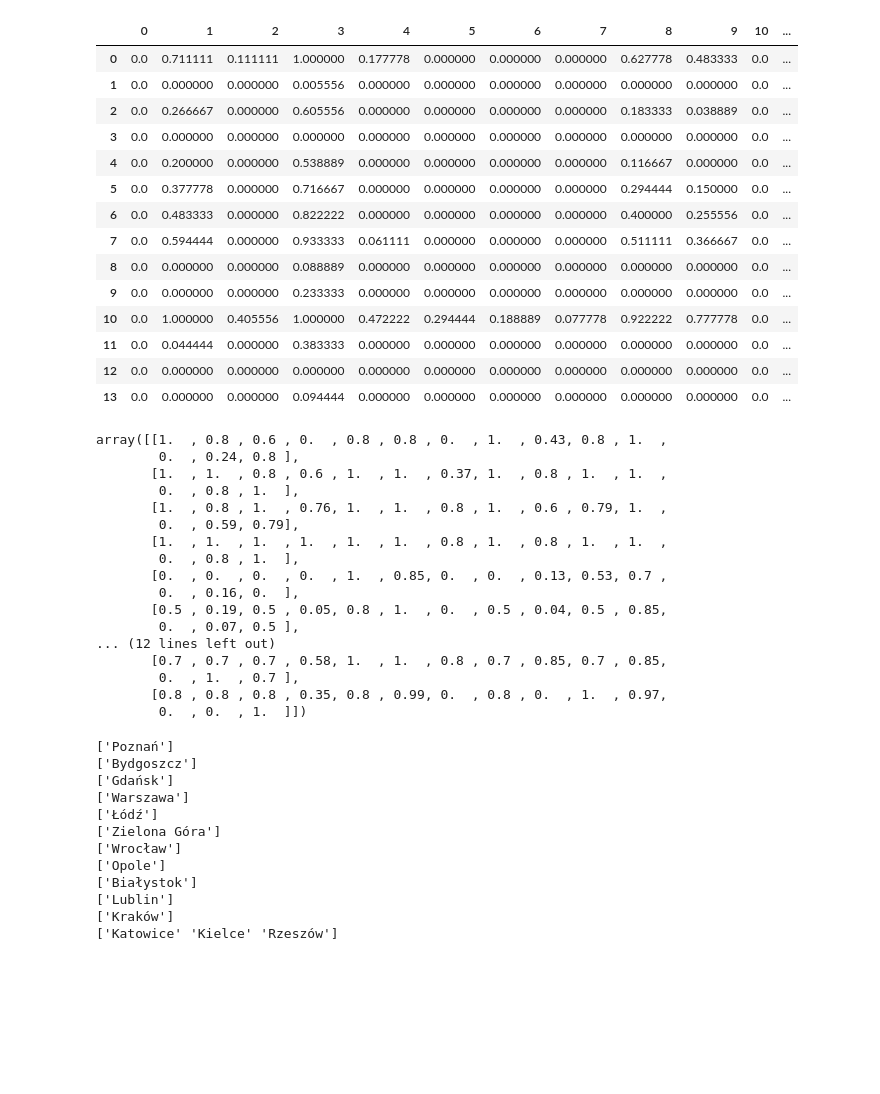
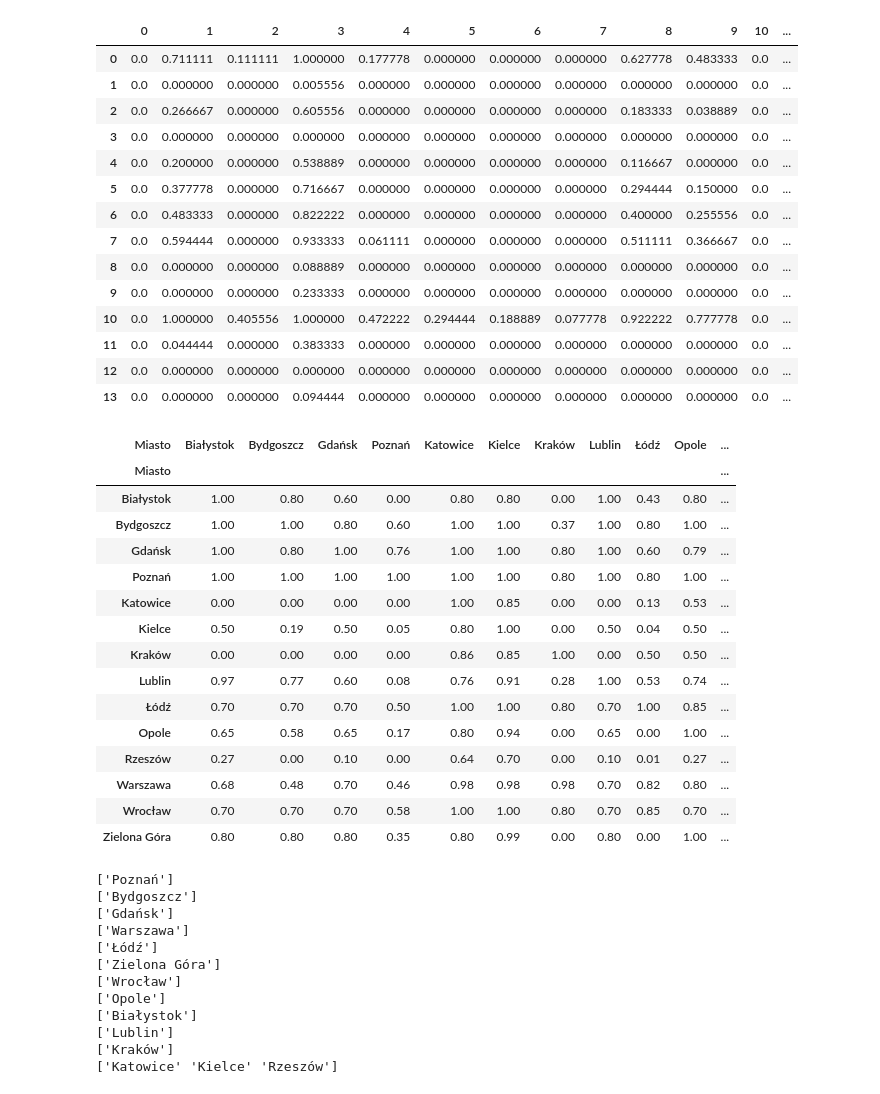
Before and after one commit to majsterkovic/iswd-project-2, a Jupyter notebook: demo.ipynb, the cells around one changed output. Cells and saved outputs as stored; diff of their text form; code cells hidden in the pictures; blank space fills up the shorter version.

```diff
--- a/demo.ipynb
+++ b/demo.ipynb
@@ -516,25 +470,24 @@ Di_dfs[0]
 | 12 | 0.0 | 0.000000 | 0.000000 | 0.000000 | 0.000000 | 0.000000 | 0.000000 | 0.000000 | 0.000000 | 0.000000 | 0.0 | ... |
 | 13 | 0.0 | 0.000000 | 0.000000 | 0.094444 | 0.000000 | 0.000000 | 0.000000 | 0.000000 | 0.000000 | 0.000000 | 0.0 | ... |
 # %%
-sigm
+pd.DataFrame(sigm, index=towns, columns=towns)
 # %% [output]
-array([[1.  , 0.8 , 0.6 , 0.  , 0.8 , 0.8 , 0.  , 1.  , 0.43, 0.8 , 1.  ,
-        0.  , 0.24, 0.8 ],
-       [1.  , 1.  , 0.8 , 0.6 , 1.  , 1.  , 0.37, 1.  , 0.8 , 1.  , 1.  ,
-        0.  , 0.8 , 1.  ],
-       [1.  , 0.8 , 1.  , 0.76, 1.  , 1.  , 0.8 , 1.  , 0.6 , 0.79, 1.  ,
-        0.  , 0.59, 0.79],
-       [1.  , 1.  , 1.  , 1.  , 1.  , 1.  , 0.8 , 1.  , 0.8 , 1.  , 1.  ,
-        0.  , 0.8 , 1.  ],
-       [0.  , 0.  , 0.  , 0.  , 1.  , 0.85, 0.  , 0.  , 0.13, 0.53, 0.7 ,
-        0.  , 0.16, 0.  ],
-       [0.5 , 0.19, 0.5 , 0.05, 0.8 , 1.  , 0.  , 0.5 , 0.04, 0.5 , 0.85,
-        0.  , 0.07, 0.5 ],
-... (12 lines left out)
-       [0.7 , 0.7 , 0.7 , 0.58, 1.  , 1.  , 0.8 , 0.7 , 0.85, 0.7 , 0.85,
-        0.  , 1.  , 0.7 ],
-       [0.8 , 0.8 , 0.8 , 0.35, 0.8 , 0.99, 0.  , 0.8 , 0.  , 1.  , 0.97,
-        0.  , 0.  , 1.  ]])
+| Miasto | Białystok | Bydgoszcz | Gdańsk | Poznań | Katowice | Kielce | Kraków | Lublin | Łódź | Opole | ... |
+| Miasto |  |  |  |  |  |  |  |  |  |  | ... |
+| Białystok | 1.00 | 0.80 | 0.60 | 0.00 | 0.80 | 0.80 | 0.00 | 1.00 | 0.43 | 0.80 | ... |
+| Bydgoszcz | 1.00 | 1.00 | 0.80 | 0.60 | 1.00 | 1.00 | 0.37 | 1.00 | 0.80 | 1.00 | ... |
+| Gdańsk | 1.00 | 0.80 | 1.00 | 0.76 | 1.00 | 1.00 | 0.80 | 1.00 | 0.60 | 0.79 | ... |
+| Poznań | 1.00 | 1.00 | 1.00 | 1.00 | 1.00 | 1.00 | 0.80 | 1.00 | 0.80 | 1.00 | ... |
+| Katowice | 0.00 | 0.00 | 0.00 | 0.00 | 1.00 | 0.85 | 0.00 | 0.00 | 0.13 | 0.53 | ... |
+| Kielce | 0.50 | 0.19 | 0.50 | 0.05 | 0.80 | 1.00 | 0.00 | 0.50 | 0.04 | 0.50 | ... |
+| Kraków | 0.00 | 0.00 | 0.00 | 0.00 | 0.86 | 0.85 | 1.00 | 0.00 | 0.50 | 0.50 | ... |
+| Lublin | 0.97 | 0.77 | 0.60 | 0.08 | 0.76 | 0.91 | 0.28 | 1.00 | 0.53 | 0.74 | ... |
+| Łódź | 0.70 | 0.70 | 0.70 | 0.50 | 1.00 | 1.00 | 0.80 | 0.70 | 1.00 | 0.85 | ... |
+| Opole | 0.65 | 0.58 | 0.65 | 0.17 | 0.80 | 0.94 | 0.00 | 0.65 | 0.00 | 1.00 | ... |
+| Rzeszów | 0.27 | 0.00 | 0.10 | 0.00 | 0.64 | 0.70 | 0.00 | 0.10 | 0.01 | 0.27 | ... |
+| Warszawa | 0.68 | 0.48 | 0.70 | 0.46 | 0.98 | 0.98 | 0.98 | 0.70 | 0.82 | 0.80 | ... |
+| Wrocław | 0.70 | 0.70 | 0.70 | 0.58 | 1.00 | 1.00 | 0.80 | 0.70 | 0.85 | 0.70 | ... |
+| Zielona Góra | 0.80 | 0.80 | 0.80 | 0.35 | 0.80 | 0.99 | 0.00 | 0.80 | 0.00 | 1.00 | ... |
 # %%
 def s(lambda_k, alpha=-0.15, beta=0.3):
     return alpha * lambda_k + beta
```
Also changed, not shown: parts of 8 cells of this notebook, 5 other files.
